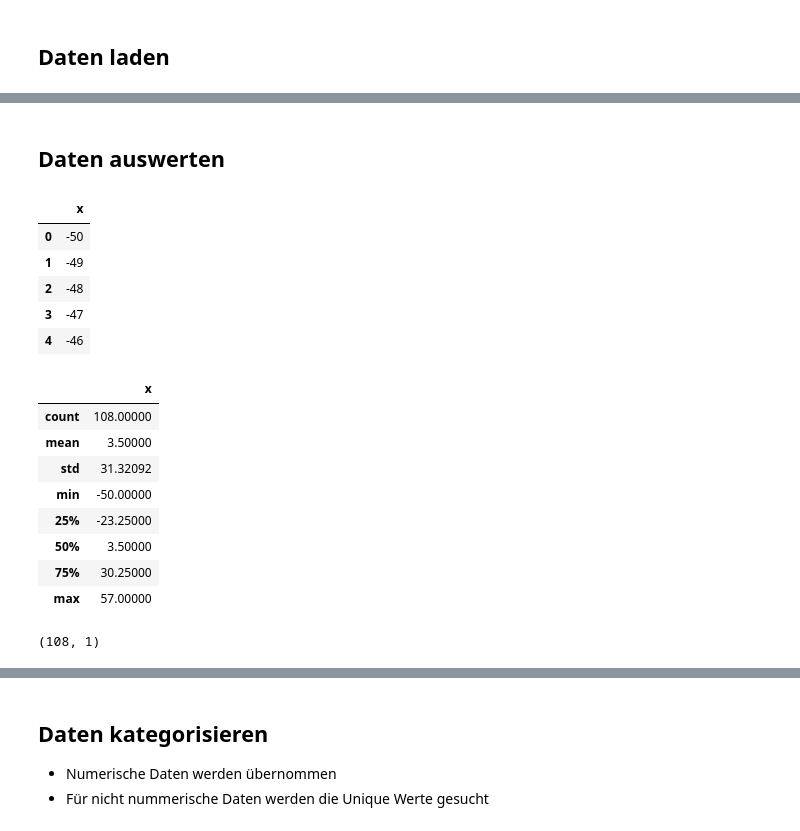
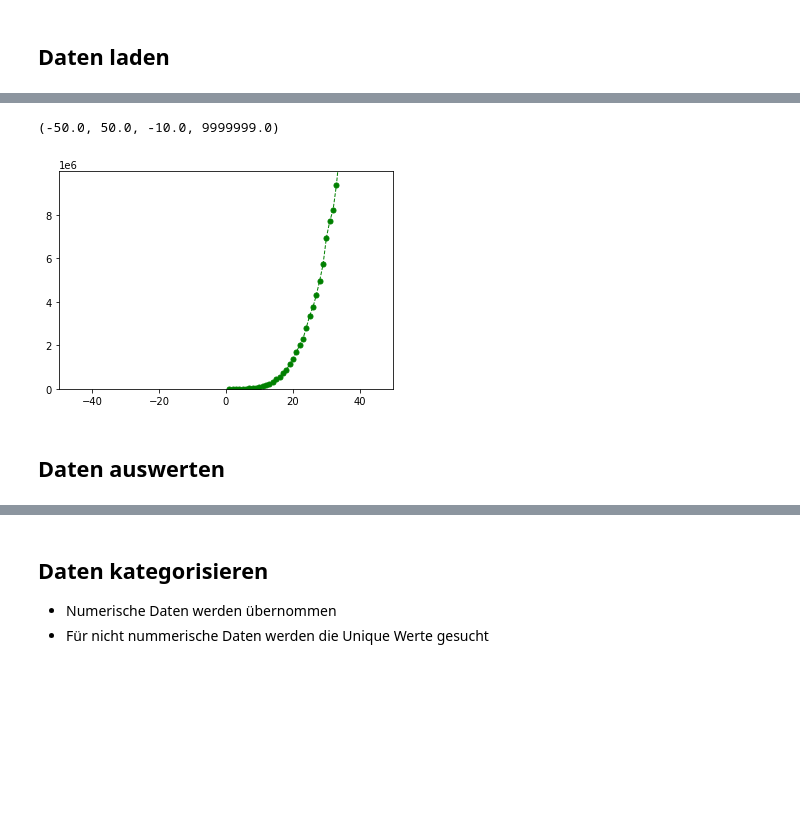
Before and after one commit to littlecapa/datascience, a Jupyter notebook: MyFirst_TF.ipynb, the cells around one changed output, grey strips where cells are left out. Saved outputs shown, nothing was run; the diff lists cells and outputs as text; code cells hidden in the pictures; blank space fills up the shorter version.

```diff
--- a/MyFirst_TF.ipynb
+++ b/MyFirst_TF.ipynb
@@ -51,11 +51,11 @@ sys.version_info(major=3, minor=6, micro=9, releaselevel='final', serial=0)
 # Load dataset.
 # It will prompt you to select a file. Click on “Choose Files” then select and upload the file. Wait for the file to be 100% uploaded.
 
-files.upload() # training data
+uploaded = files.upload() # training data
 dftrain = pd.read_csv(io.BytesIO(uploaded['train.csv']), sep = ';')
-
-#files.upload() # testing data
+dftrain['y'] = dftrain['y'].str.replace(',', '.').astype(float)
 
 dfeval = pd.read_csv(io.BytesIO(uploaded['eval.csv']), sep = ';')
+dfeval['y'] = dfeval['y'].str.replace(',', '.').astype(float)
 # %% [output]
 [interactive output not drawn]
@@ -65,2 +64,11 @@ KeyError: ignored
+# %%
+x = dftrain["x"]
+y = dftrain["y"]
+#print(x, y)
+plt.plot(x, y, color='green', marker='o', linestyle='dashed', linewidth=1, markersize=5)
+plt.axis([-50, 50, -10, 9999999.0])
+# %% [output]
+(-50.0, 50.0, -10.0, 9999999.0)
+[figure, added]
 # %%
 y_train = dftrain.pop("y")
@@ -68,27 +76,2 @@ y_train = dftrain.pop("y")
 # %% [markdown]
 ## Daten auswerten
-# %%
-dftrain.head()
-# %% [output]
-|  | x |
-| 0 | -50 |
-| 1 | -49 |
-| 2 | -48 |
-| 3 | -47 |
-| 4 | -46 |
-# %%
-dftrain.describe()
-# %% [output]
-|  | x |
-| count | 108.00000 |
-| mean | 3.50000 |
-| std | 31.32092 |
-| min | -50.00000 |
-| 25% | -23.25000 |
-| 50% | 3.50000 |
-| 75% | 30.25000 |
-| max | 57.00000 |
-# %%
-dftrain.shape
-# %% [output]
-(108, 1)
```
Also changed, not shown: parts of 7 cells of this notebook.
